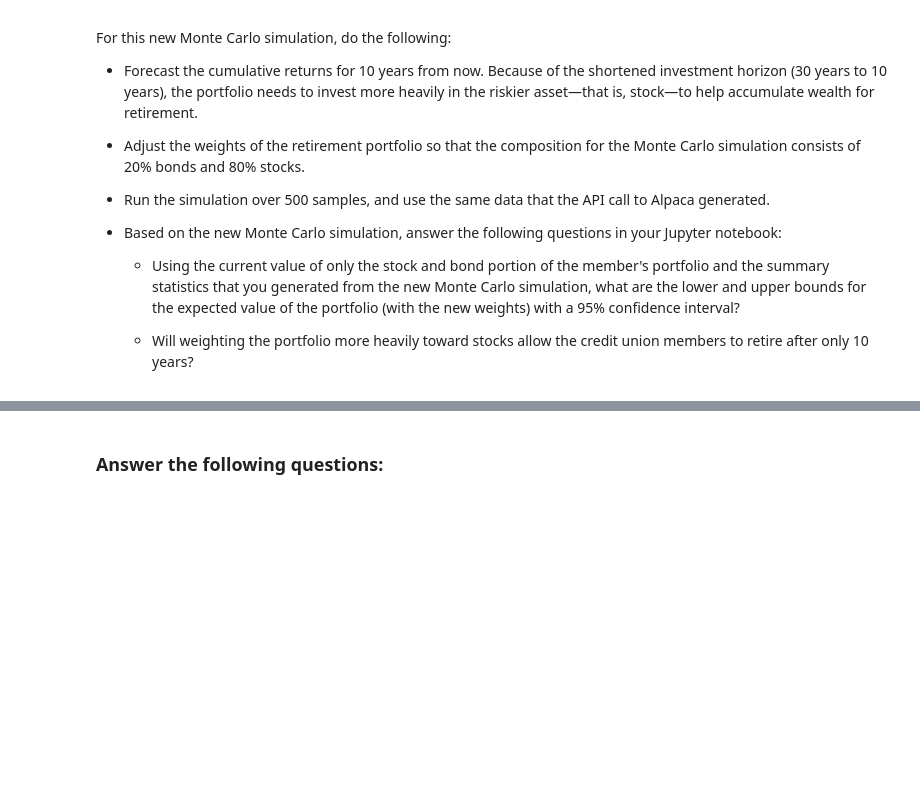
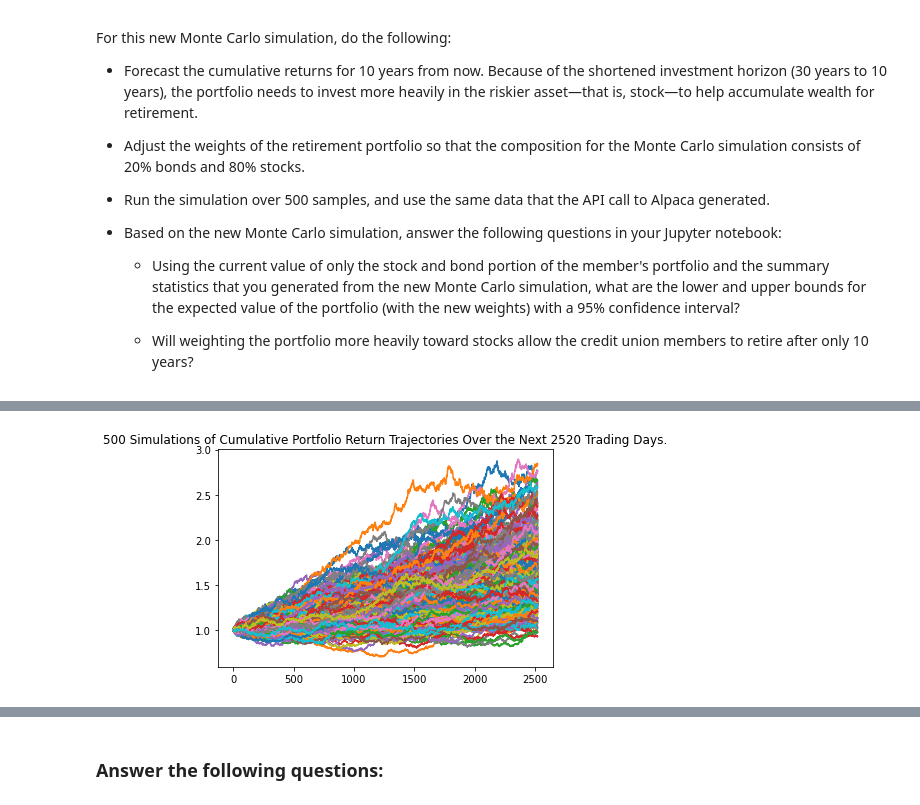
Before and after one commit to Amora987/Financial-Planner-Emergencies, a Jupyter notebook: financial_planning_tools.ipynb, the cells around one changed output, grey strips where cells are left out. Cells and saved outputs as stored; diff of their text form; code cells hidden in the pictures; blank space fills up the shorter version.

```diff
--- a/financial_planning_tools.ipynb
+++ b/financial_planning_tools.ipynb
@@ -488,6 +607,6 @@ For this new Monte Carlo simulation, do the following:
 # The weights should be split 20% to AGG and 80% to SPY.
 # Run 500 samples.
 # YOUR CODE HERE
-
+mc_simulation = MCSimulation(portfolio_data = prices_df, weights = [.8, .2], num_simulation = 500, num_trading_days = 252*10)
 # Review the simulation input data
-# YOUR CODE HERE
+display(mc_simulation.portfolio_data)
@@ -497,7 +674,9 @@ For this new Monte Carlo simulation, do the following:
 # %%
 # Visualize the 10-year Monte Carlo simulation by creating an
 # overlay line plot
-# YOUR CODE HERE
+mc_line_graph = mc_simulation.plot_simulation()
+# %% [output]
+[figure, added]
 # %%
 # Visualize the probability distribution of the 10-year Monte Carlo simulation
 # by plotting a histogram
```
Also changed, not shown: parts of 26 cells of this notebook.
